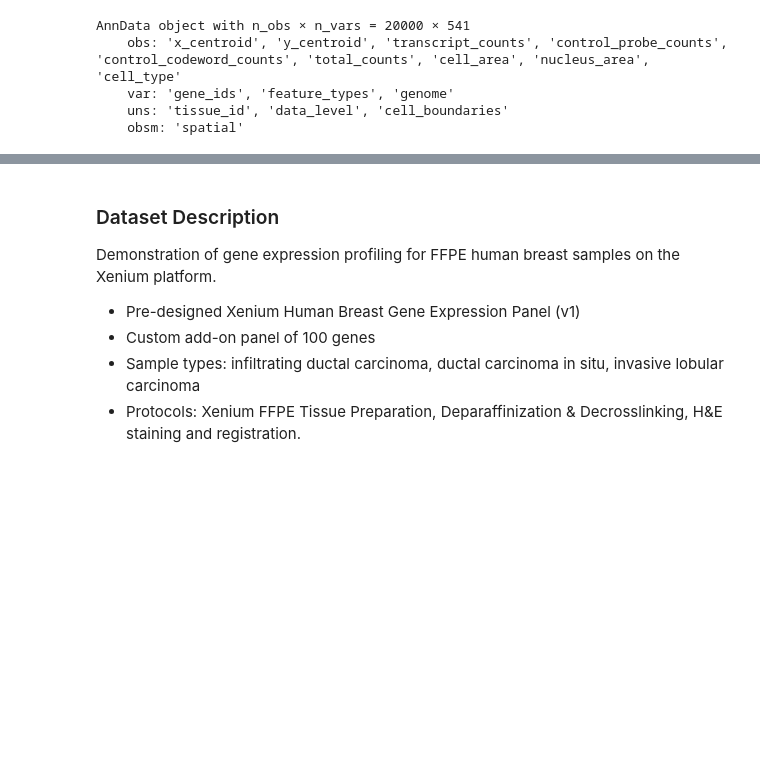
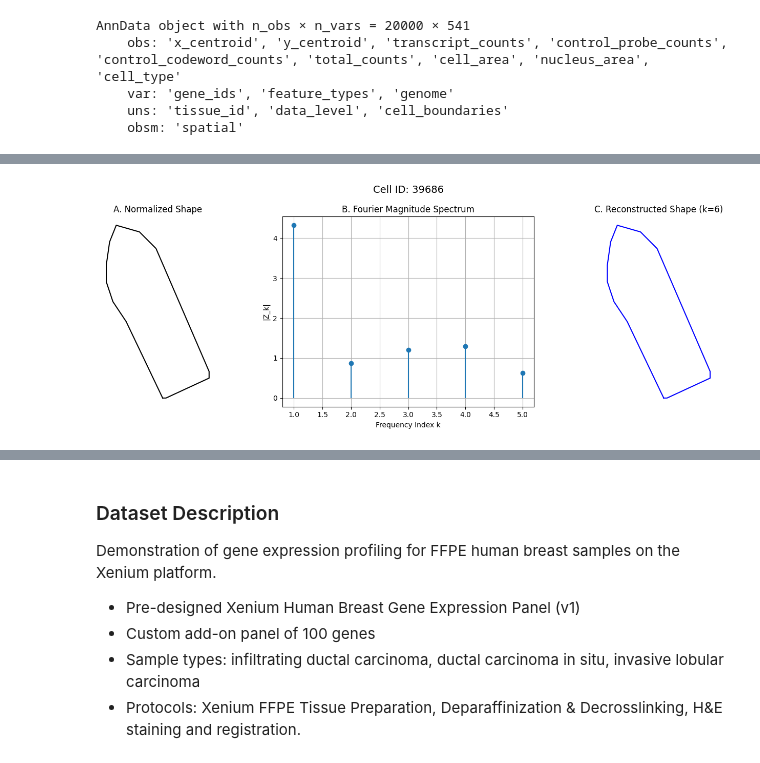
Before and after one commit to cellethology/tic, a Jupyter notebook: notebook/tic_geometry_experiment.ipynb, the cells around one changed output, grey strips where cells are left out. Drawn from its saved outputs; the diff is of its cells as text; code cells hidden in the pictures; blank space fills up the shorter version.

Commit message:
add fourier feature

```diff
--- a/notebook/tic_geometry_experiment.ipynb
+++ b/notebook/tic_geometry_experiment.ipynb
@@ -86,0 +87,7 @@ plt.show()
+# %%
+from tic.plotting.geometry import plot_fourier_normalized_shape
+
+
+plot_fourier_normalized_shape(adata=adata,cell_index=0, n_freq = 6)
+# %% [output]
+[figure, added]
```
Also changed, not shown: parts of 2 cells of this notebook, 8 other files.
